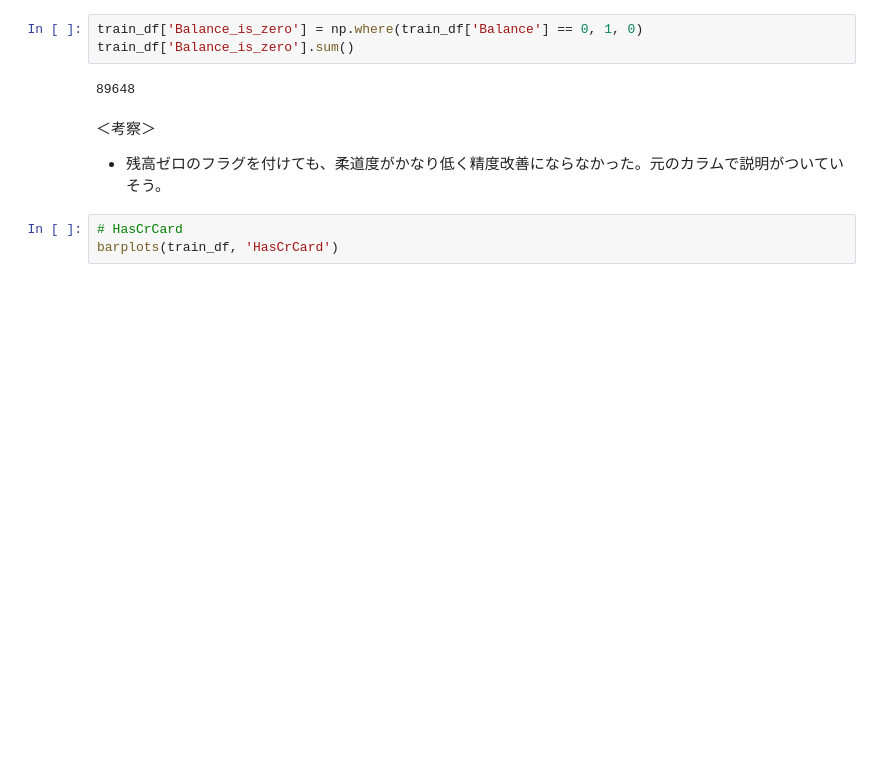
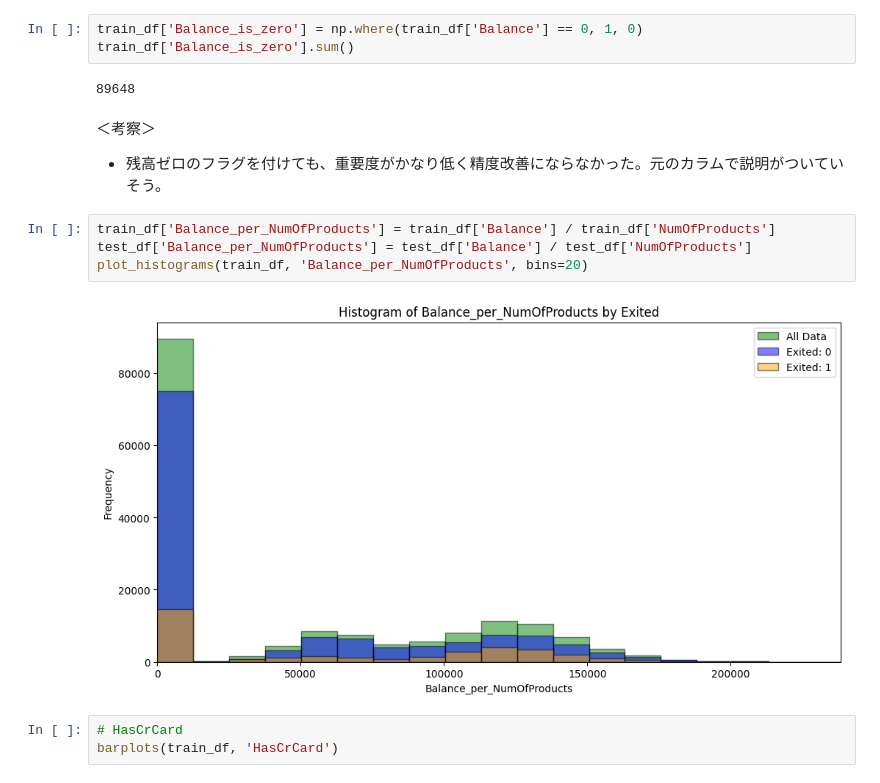
Before and after one commit to skyshine460/Binary-Classification-with-a-Bank-Churn-Dataset, a Jupyter notebook: notebookf7f7e4f5c0.ipynb, the cells around one changed output. Drawn from its saved outputs; the diff is of its cells as text; blank space fills up the shorter version.

```diff
--- a/notebookf7f7e4f5c0.ipynb
+++ b/notebookf7f7e4f5c0.ipynb
@@ -396,7 +447,13 @@ train_df['Balance_is_zero'].sum()
 89648
 # %% [markdown]
 ＜考察＞
-* 残高ゼロのフラグを付けても、柔道度がかなり低く精度改善にならなかった。元のカラムで説明がついていそう。
+* 残高ゼロのフラグを付けても、重要度がかなり低く精度改善にならなかった。元のカラムで説明がついていそう。
+# %%
+train_df['Balance_per_NumOfProducts'] = train_df['Balance'] / train_df['NumOfProducts']
+test_df['Balance_per_NumOfProducts'] = test_df['Balance'] / test_df['NumOfProducts']
+plot_histograms(train_df, 'Balance_per_NumOfProducts', bins=20)
+# %% [output]
+[figure, added]
 # %%
 # HasCrCard
 barplots(train_df, 'HasCrCard')
```
Also changed, not shown: parts of 18 cells of this notebook.
